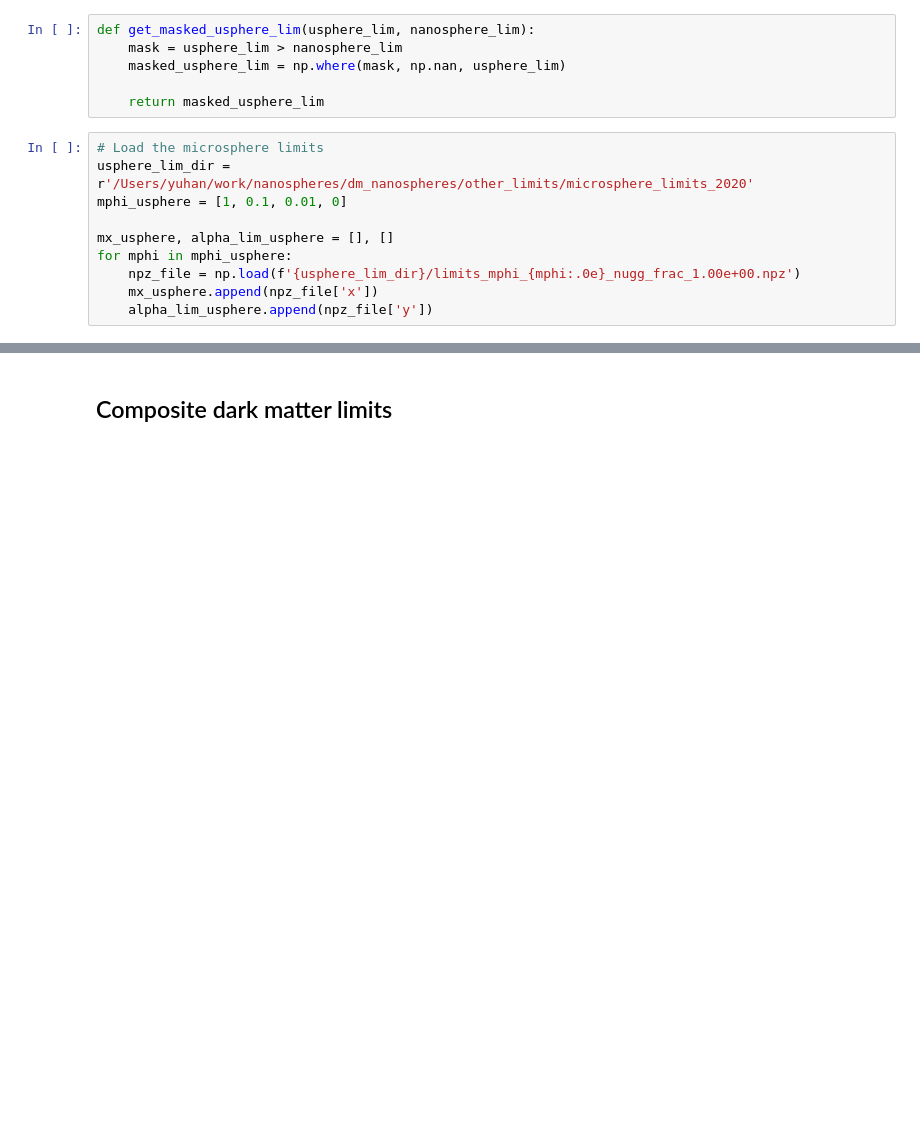
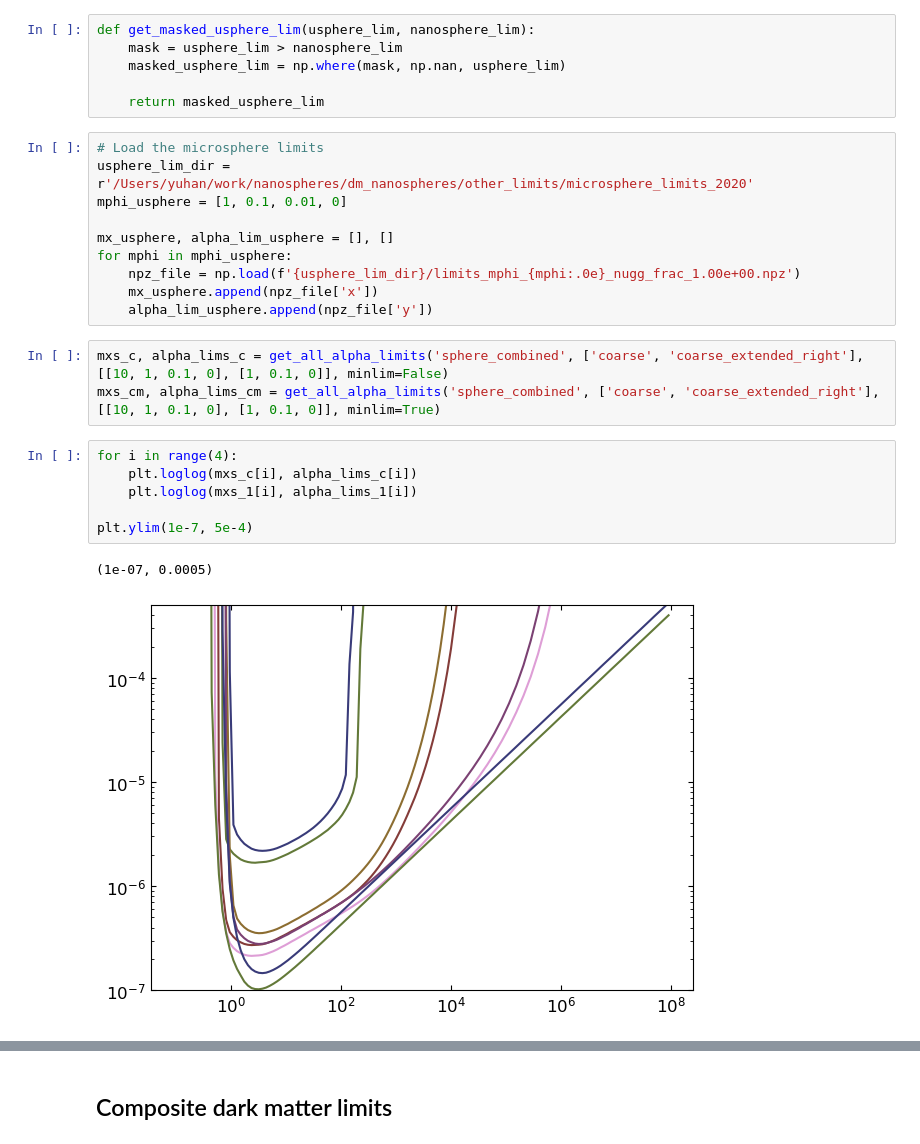
Before and after one commit to yuhants/dm_nanospheres, a Jupyter notebook: analysis_notebooks/sphere_combined_optimum_interval.ipynb, the cells around one changed output, grey strips where cells are left out. Drawn from its saved outputs; the diff is of its cells as text; blank space fills up the shorter version.

```diff
--- a/analysis_notebooks/sphere_combined_optimum_interval.ipynb
+++ b/analysis_notebooks/sphere_combined_optimum_interval.ipynb
@@ -117,4 +123,16 @@ for mphi in mphi_usphere:
     npz_file = np.load(f'{usphere_lim_dir}/limits_mphi_{mphi:.0e}_nugg_frac_1.00e+00.npz')
     mx_usphere.append(npz_file['x'])
     alpha_lim_usphere.append(npz_file['y'])
+# %%
+mxs_c, alpha_lims_c = get_all_alpha_limits('sphere_combined', ['coarse', 'coarse_extended_right'], [[10, 1, 0.1, 0], [1, 0.1, 0]], minlim=False)
+mxs_cm, alpha_lims_cm = get_all_alpha_limits('sphere_combined', ['coarse', 'coarse_extended_right'], [[10, 1, 0.1, 0], [1, 0.1, 0]], minlim=True)
+# %%
+for i in range(4):
+    plt.loglog(mxs_c[i], alpha_lims_c[i])
+    plt.loglog(mxs_1[i], alpha_lims_1[i])
+
+plt.ylim(1e-7, 5e-4)
+# %% [output]
+(1e-07, 0.0005)
+[figure, added]
 # %%
```
Also changed, not shown: parts of 5 cells of this notebook, 27 other files.
